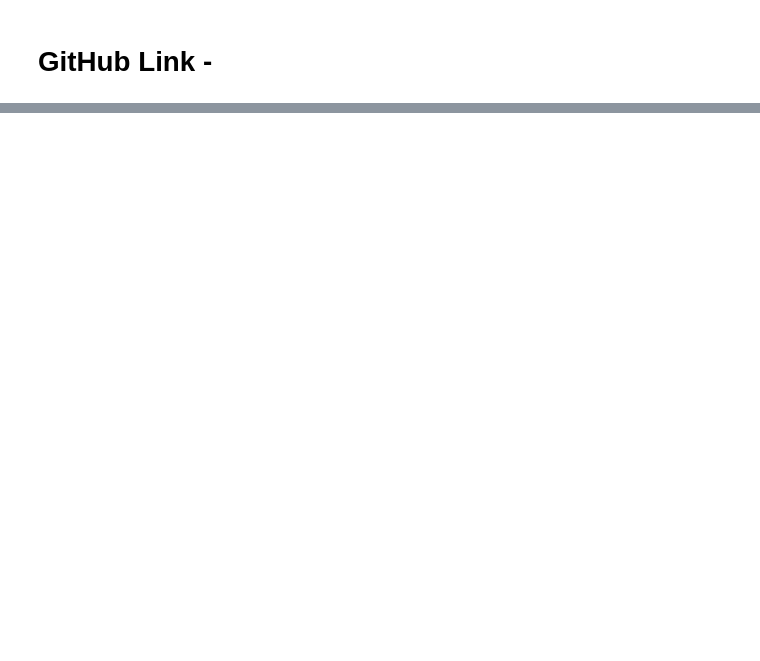
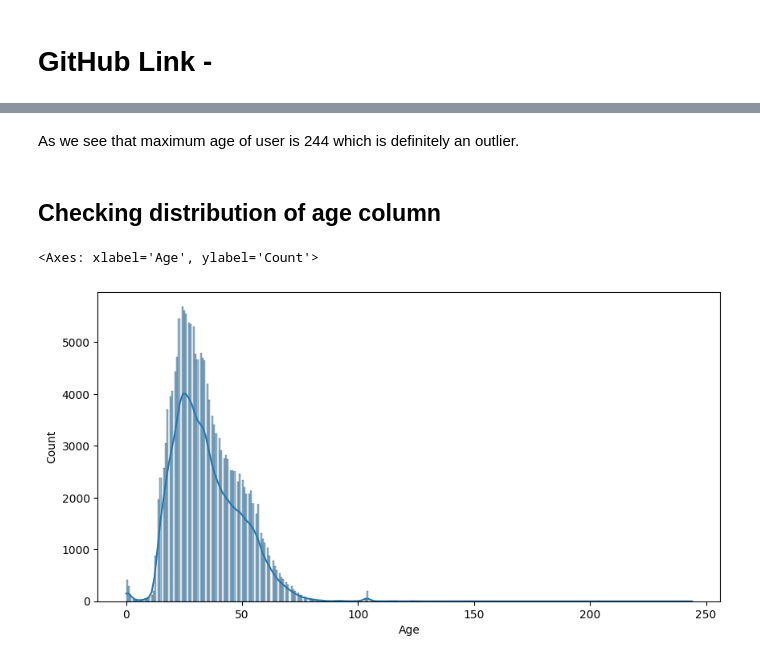
Before and after one commit to Suraj-7077/Unsupervised-ML-Book-Recommendation-system-Model, a Jupyter notebook: Unsupervised_ML_Capstone_Project_IV_.ipynb, the cells around one changed output, grey strips where cells are left out. Drawn from its saved outputs; the diff is of its cells as text; code cells hidden in the pictures; blank space fills up the shorter version.

Commit message:
small progress in project

```diff
--- a/Unsupervised_ML_Capstone_Project_IV_.ipynb
+++ b/Unsupervised_ML_Capstone_Project_IV_.ipynb
@@ -33,0 +89,2 @@ objective of this project is to create a book recommendation system for users.
+# %%
+user_df = pd.read_csv('/content/drive/MyDrive/ Capstone project/Unsupervised ML Book Recommendation Project/Users.csv')
@@ -33,0 +244,10 @@ objective of this project is to create a book recommendation system for users.
+# %% [markdown]
+As we see that maximum age of user is 244 which is definitely an outlier.
+# %% [markdown]
+## Checking distribution of age column
+# %%
+fig = plt.figure(figsize = (10,5))
+sns.histplot(user_df['Age'], kde=True)
+# %% [output]
+<Axes: xlabel='Age', ylabel='Count'>
+[figure, added]
```
Also changed, not shown: parts of 56 cells of this notebook.
